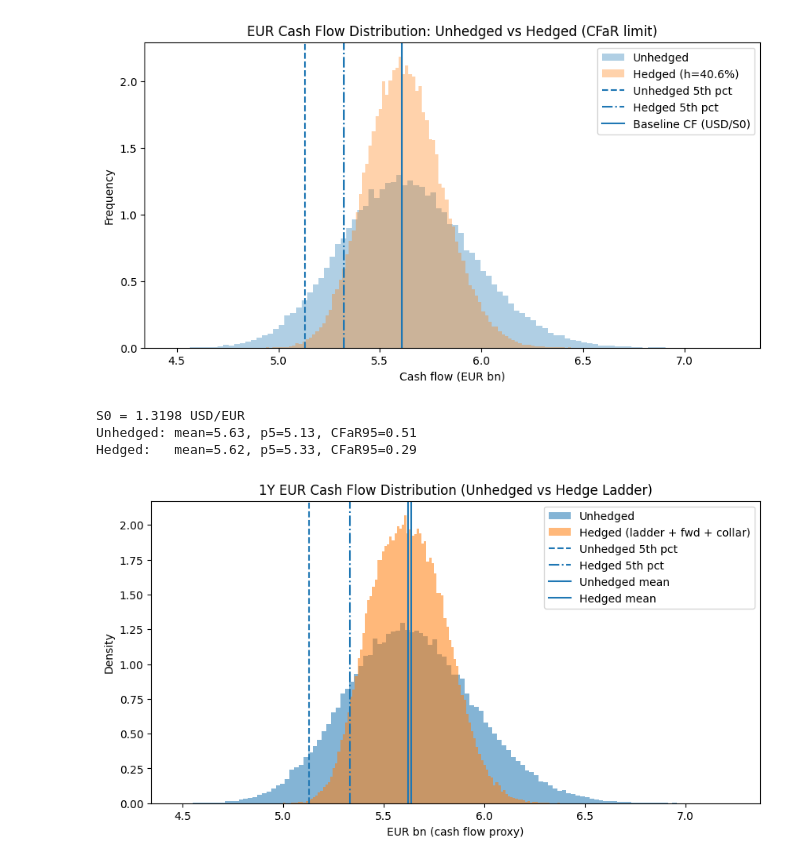
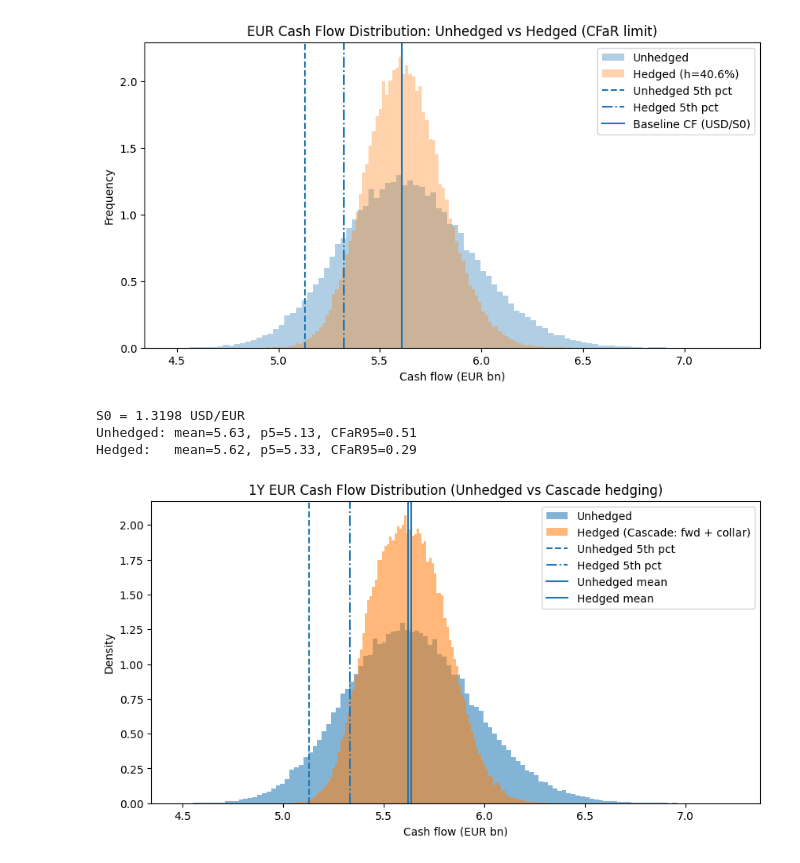
Before and after one commit to dimimavromatis/fmrm-ws2526, a Jupyter notebook: LBP_04.ipynb, the cells around one changed output. Drawn from its saved outputs; the diff is of its cells as text; code cells hidden in the pictures.

```diff
--- a/LBP_04.ipynb
+++ b/LBP_04.ipynb
@@ -400,34 +398,34 @@ for m in range(steps):
     usd_col = collar_share * usd_hedged
     usd_open = usd_m - usd_hedged
 
     eur_fwd = usd_fwd / K_by_month[m]
     eur_col = eur_from_collar(usd_col, S_m, x_floor, x_cap)
     eur_open = usd_open / S_m
 
     eur_hedged += (eur_fwd + eur_col + eur_open)
 
 mean_u, p5_u, cfar_u = cfar(eur_unhedged, confidence)
 mean_h, p5_h, cfar_h = cfar(eur_hedged, confidence)
 
 print(f"Unhedged: mean={mean_u/1e9:.2f}, p5={p5_u/1e9:.2f}, CFaR95={cfar_u/1e9:.2f}")
 print(f"Hedged:   mean={mean_h/1e9:.2f}, p5={p5_h/1e9:.2f}, CFaR95={cfar_h/1e9:.2f}")
 
 plt.figure(figsize=(10, 5))
 plt.hist(eur_unhedged / 1e9, bins=120, density=True, alpha=0.55, label="Unhedged")
-plt.hist(eur_hedged / 1e9, bins=120, density=True, alpha=0.55, label="Hedged (ladder + fwd + collar)")
+plt.hist(eur_hedged / 1e9, bins=120, density=True, alpha=0.55, label="Hedged (Cascade: fwd + collar)")
 
 plt.axvline(p5_u / 1e9, linestyle="--", label="Unhedged 5th pct")
 plt.axvline(p5_h / 1e9, linestyle="-.", label="Hedged 5th pct")
 plt.axvline(mean_u / 1e9, linestyle="-", label="Unhedged mean")
 plt.axvline(mean_h / 1e9, linestyle="-", label="Hedged mean")
 
-plt.title("1Y EUR Cash Flow Distribution (Unhedged vs Hedge Ladder)")
-plt.xlabel("EUR bn (cash flow proxy)")
+plt.title("1Y EUR Cash Flow Distribution (Unhedged vs Cascade hedging)")
+plt.xlabel("Cash flow (EUR bn)")
 plt.ylabel("Density")
 plt.legend()
 plt.show()
 # %% [output]
 S0 = 1.3198 USD/EUR
 Unhedged: mean=5.63, p5=5.13, CFaR95=0.51
 Hedged:   mean=5.62, p5=5.33, CFaR95=0.29
-[figure, old version]
+[figure, new version]
```
Also changed, not shown: parts of 1 cell of this notebook.
